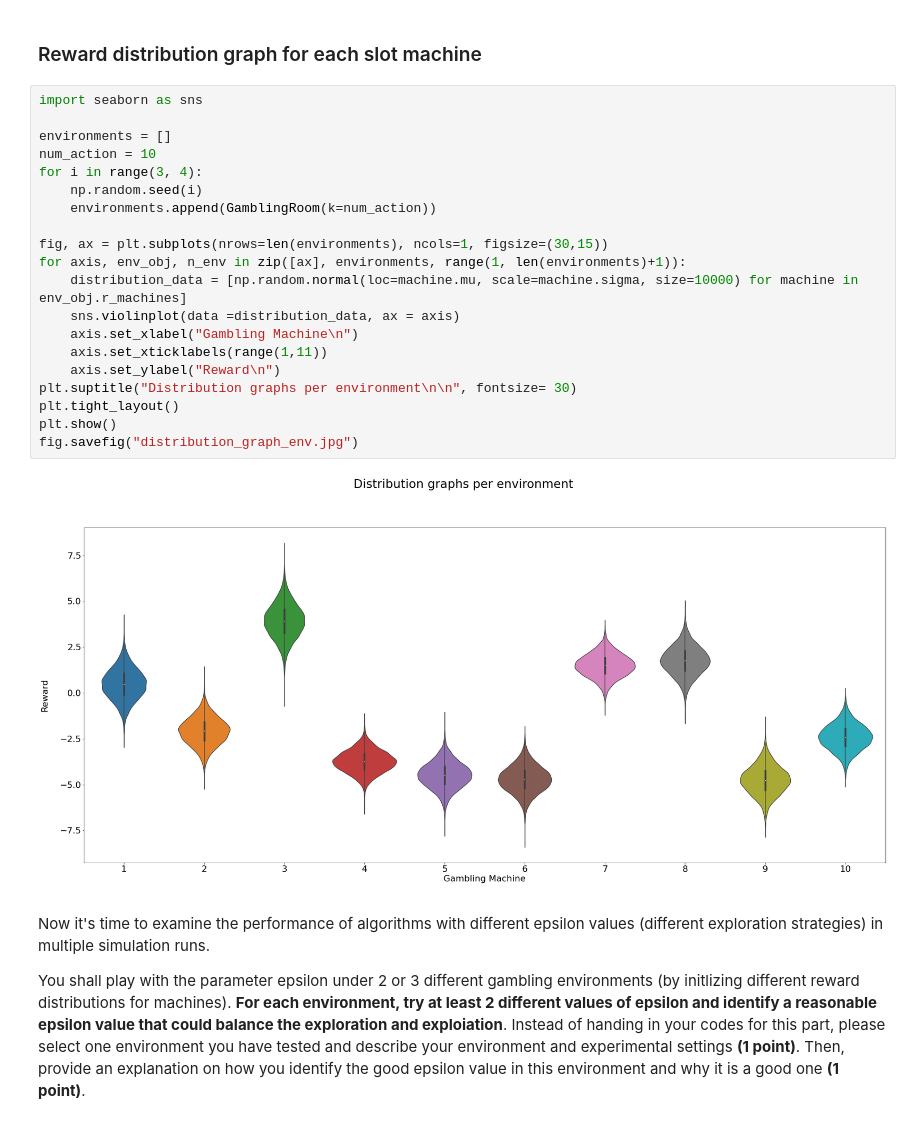
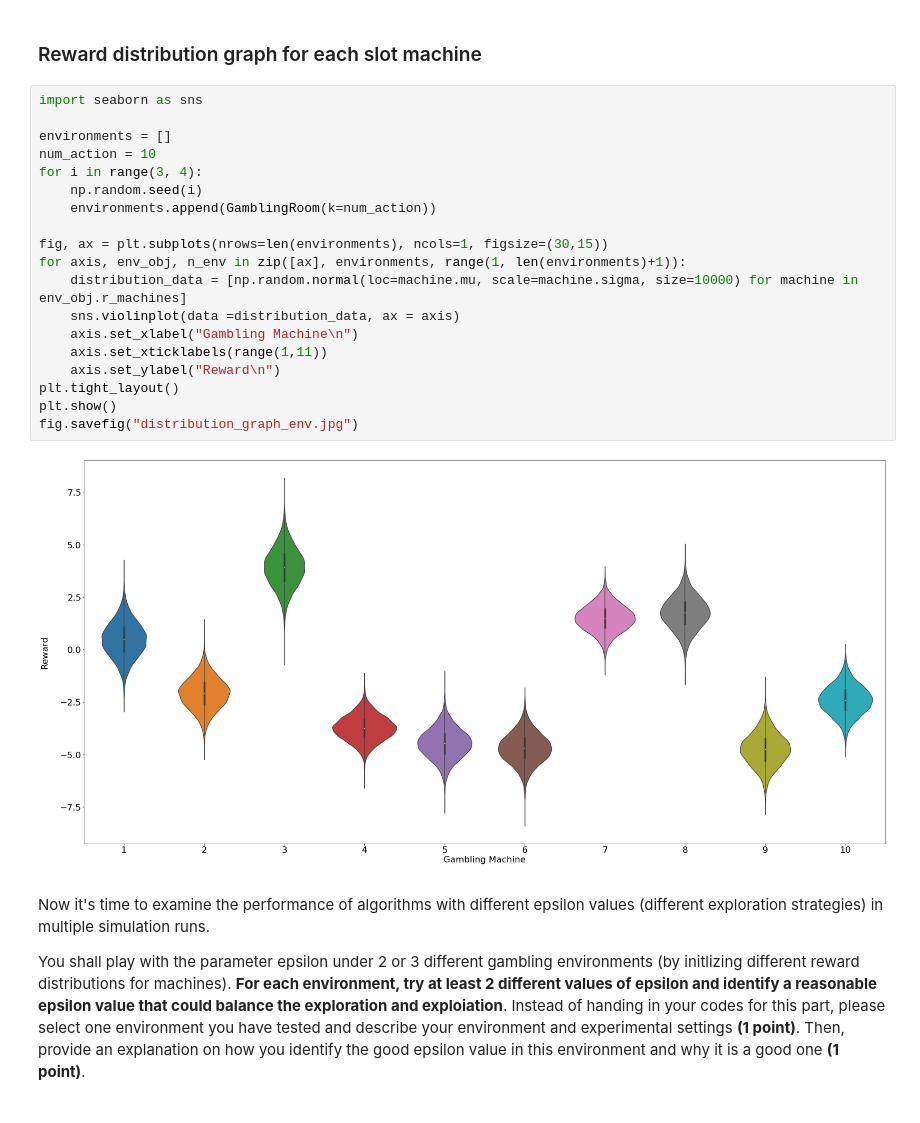
Before and after one commit to idangrady/INFOMAML, a Jupyter notebook: Programming_Assignments/Assignment_1/AML_ass.ipynb, the cells around one changed output. Saved outputs shown, nothing was run; the diff lists cells and outputs as text.

```diff
--- a/Programming_Assignments/Assignment_1/AML_ass.ipynb
+++ b/Programming_Assignments/Assignment_1/AML_ass.ipynb
@@ -343,25 +341,24 @@ fig.savefig('explanatory_graphs.jpg')
 # %%
 import seaborn as sns
 
 environments = []
 num_action = 10
 for i in range(3, 4):
     np.random.seed(i)
     environments.append(GamblingRoom(k=num_action))
 
 fig, ax = plt.subplots(nrows=len(environments), ncols=1, figsize=(30,15))
 for axis, env_obj, n_env in zip([ax], environments, range(1, len(environments)+1)):
     distribution_data = [np.random.normal(loc=machine.mu, scale=machine.sigma, size=10000) for machine in env_obj.r_machines]
     sns.violinplot(data =distribution_data, ax = axis)
     axis.set_xlabel("Gambling Machine\n")
     axis.set_xticklabels(range(1,11))
     axis.set_ylabel("Reward\n")
-plt.suptitle("Distribution graphs per environment\n\n", fontsize= 30)
 plt.tight_layout()
 plt.show()
 fig.savefig("distribution_graph_env.jpg")
 # %% [output]
-[figure, old version]
+[figure, new version]
 # %% [markdown]
 Now it's time to examine the performance of algorithms with different epsilon values (different exploration strategies) in multiple simulation runs.
 
```
Also changed, not shown: parts of 1 cell of this notebook, 2 other files.
